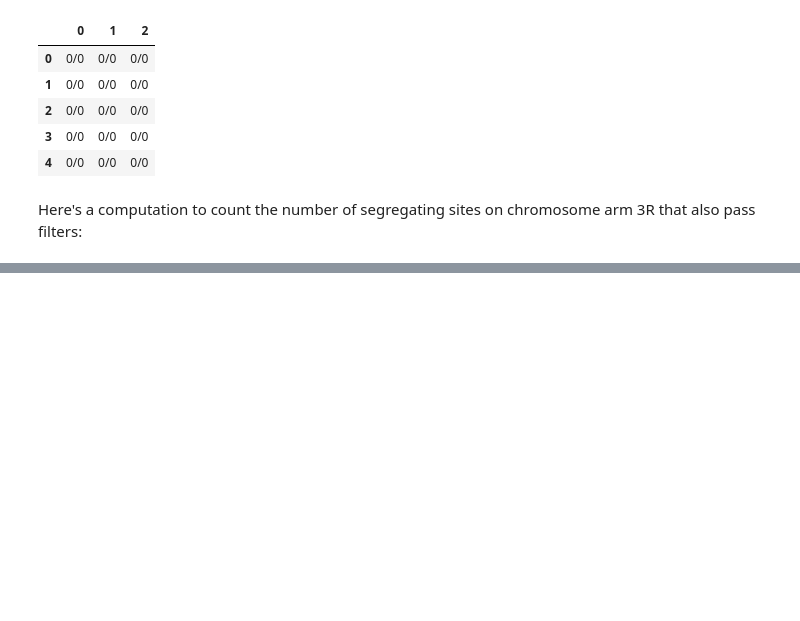
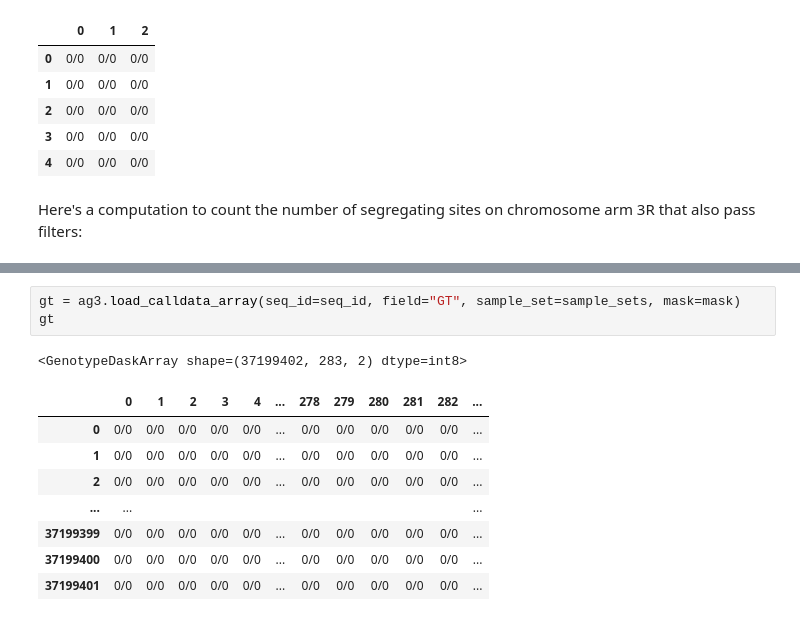
Before and after one commit to malariagen/vector-data, a Jupyter notebook: docs/ag3-snp-download-guide.ipynb, the cells around one changed output, grey strips where cells are left out. Cells and saved outputs as stored; diff of their text form; blank space fills up the shorter version.

```diff
--- a/docs/ag3-snp-download-guide.ipynb
+++ b/docs/ag3-snp-download-guide.ipynb
@@ -690,0 +682,13 @@ np.count_nonzero(loc_pass & loc_seg)
+# %%
+gt = ag3.load_calldata_array(seq_id=seq_id, field="GT", sample_set=sample_sets, mask=mask)
+gt
+# %% [output]
+<GenotypeDaskArray shape=(37199402, 283, 2) dtype=int8>
+|  | 0 | 1 | 2 | 3 | 4 | ... | 278 | 279 | 280 | 281 | 282 | ... |
+| 0 | 0/0 | 0/0 | 0/0 | 0/0 | 0/0 | ... | 0/0 | 0/0 | 0/0 | 0/0 | 0/0 | ... |
+| 1 | 0/0 | 0/0 | 0/0 | 0/0 | 0/0 | ... | 0/0 | 0/0 | 0/0 | 0/0 | 0/0 | ... |
+| 2 | 0/0 | 0/0 | 0/0 | 0/0 | 0/0 | ... | 0/0 | 0/0 | 0/0 | 0/0 | 0/0 | ... |
+| ... | ... |  |  |  |  |  |  |  |  |  |  | ... |
+| 37199399 | 0/0 | 0/0 | 0/0 | 0/0 | 0/0 | ... | 0/0 | 0/0 | 0/0 | 0/0 | 0/0 | ... |
+| 37199400 | 0/0 | 0/0 | 0/0 | 0/0 | 0/0 | ... | 0/0 | 0/0 | 0/0 | 0/0 | 0/0 | ... |
+| 37199401 | 0/0 | 0/0 | 0/0 | 0/0 | 0/0 | ... | 0/0 | 0/0 | 0/0 | 0/0 | 0/0 | ... |
```
Also changed, not shown: parts of 47 cells of this notebook, 1 other file.
